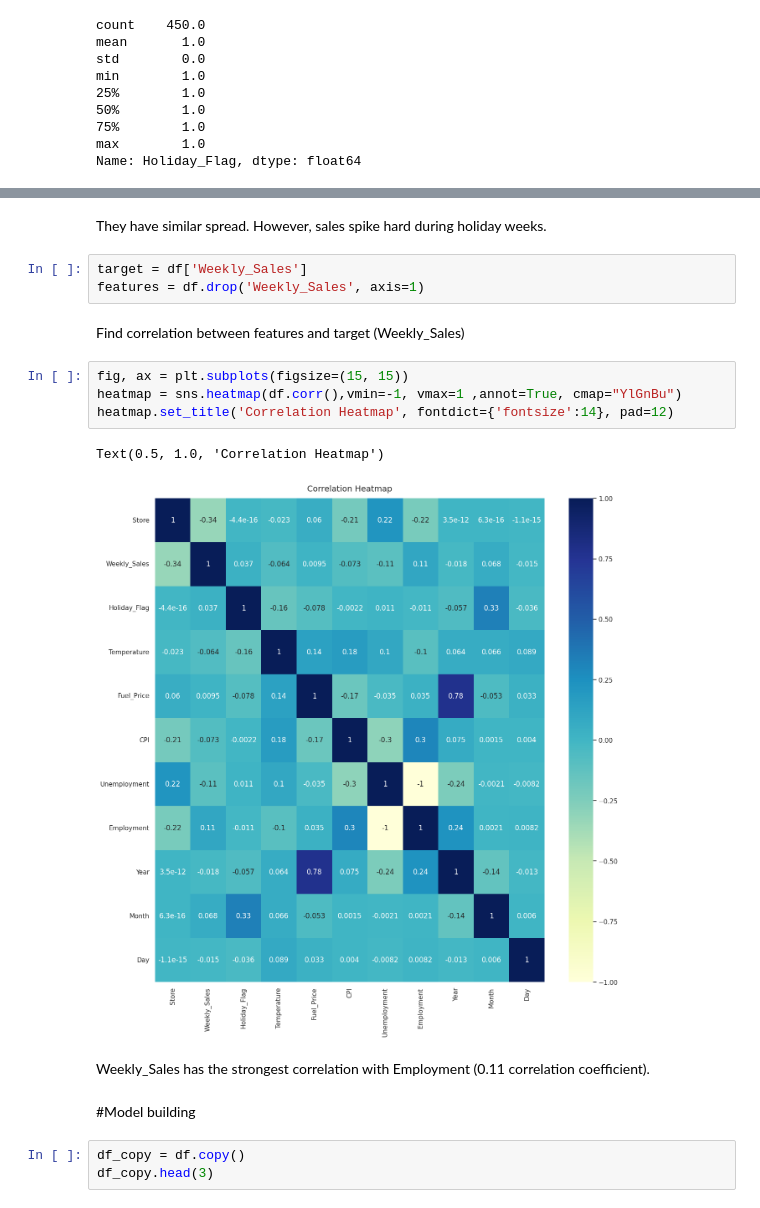
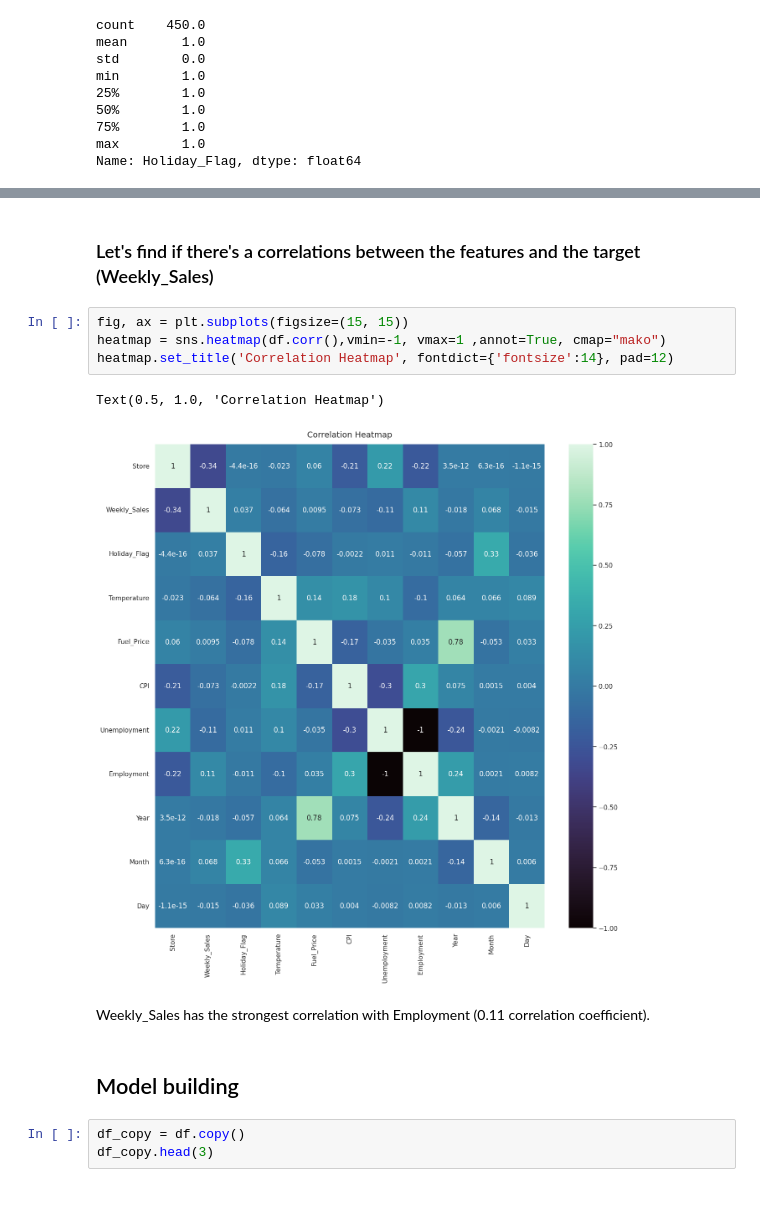
Before and after one commit to SatNichapon/DSI205_project, a Jupyter notebook: DSI205project.ipynb, the cells around one changed output, grey strips where cells are left out. Cells and saved outputs as stored; diff of their text form.

```diff
--- a/DSI205project.ipynb
+++ b/DSI205project.ipynb
@@ -403,21 +307,16 @@ plt.show()
-# %% [markdown]
-They have similar spread. However, sales spike hard during holiday weeks.
-# %%
-target = df['Weekly_Sales']
-features = df.drop('Weekly_Sales', axis=1)
-# %% [markdown]
-Find correlation between features and target (Weekly_Sales)
+# %% [markdown]
+<h3>Let's find if there's a correlations between the features and the target (Weekly_Sales) </h3>
 # %%
 fig, ax = plt.subplots(figsize=(15, 15))
-heatmap = sns.heatmap(df.corr(),vmin=-1, vmax=1 ,annot=True, cmap="YlGnBu")
+heatmap = sns.heatmap(df.corr(),vmin=-1, vmax=1 ,annot=True, cmap="mako")
 heatmap.set_title('Correlation Heatmap', fontdict={'fontsize':14}, pad=12)
 # %% [output]
 Text(0.5, 1.0, 'Correlation Heatmap')
-[figure, old version]
+[figure, new version]
 # %% [markdown]
 Weekly_Sales has the strongest correlation with Employment (0.11 correlation coefficient).
 # %% [markdown]
-#Model building
+## Model building
 # %%
 df_copy = df.copy()
 df_copy.head(3)
```
Also changed, not shown: parts of 89 cells of this notebook.
